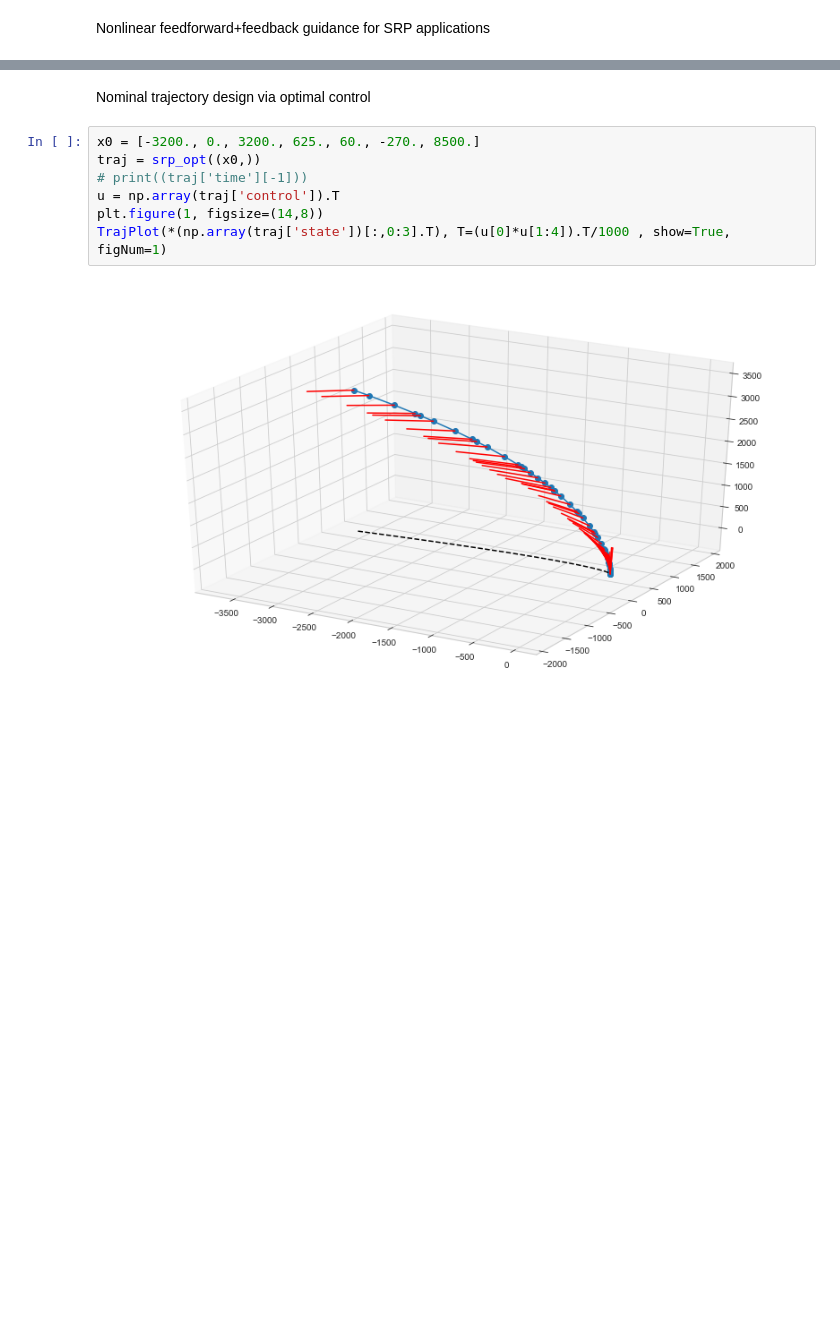
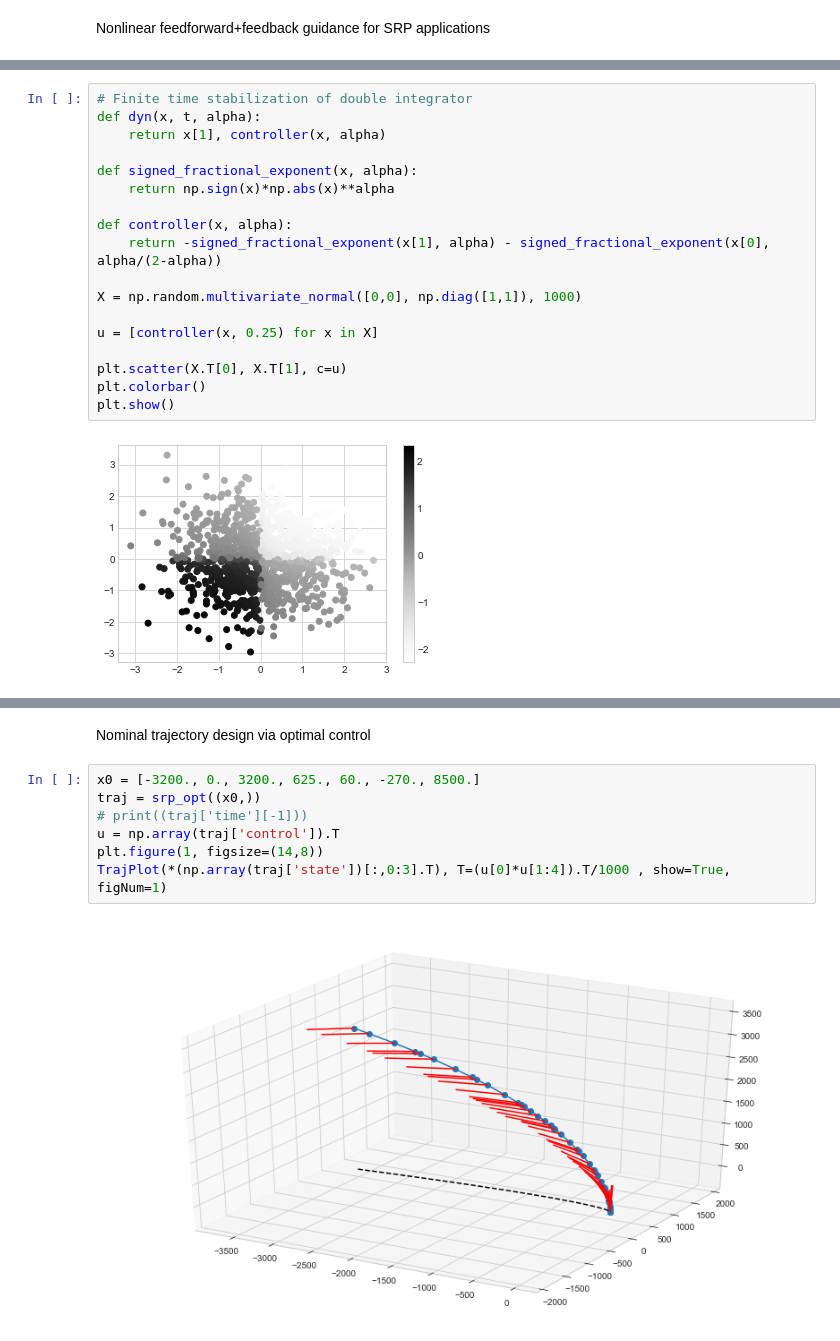
Before and after one commit to CDNoyes/EDL-Py, a Jupyter notebook: Feedback.ipynb, the cells around one changed output, grey strips where cells are left out. Cells and saved outputs as stored; diff of their text form; blank space fills up the shorter version.

```diff
--- a/Feedback.ipynb
+++ b/Feedback.ipynb
@@ -14,0 +13,20 @@ ModuleNotFoundError: No module named 'matlab'
+# %%
+# Finite time stabilization of double integrator
+def dyn(x, t, alpha):
+    return x[1], controller(x, alpha)
+
+def signed_fractional_exponent(x, alpha):
+    return np.sign(x)*np.abs(x)**alpha
+
+def controller(x, alpha):
+    return -signed_fractional_exponent(x[1], alpha) - signed_fractional_exponent(x[0], alpha/(2-alpha))
+
+X = np.random.multivariate_normal([0,0], np.diag([1,1]), 1000)
+
+u = [controller(x, 0.25) for x in X]
+
+plt.scatter(X.T[0], X.T[1], c=u)
+plt.colorbar()
+plt.show()
+# %% [output]
+[figure, added]
```
Also changed, not shown: parts of 2 cells of this notebook, 3 other files.
